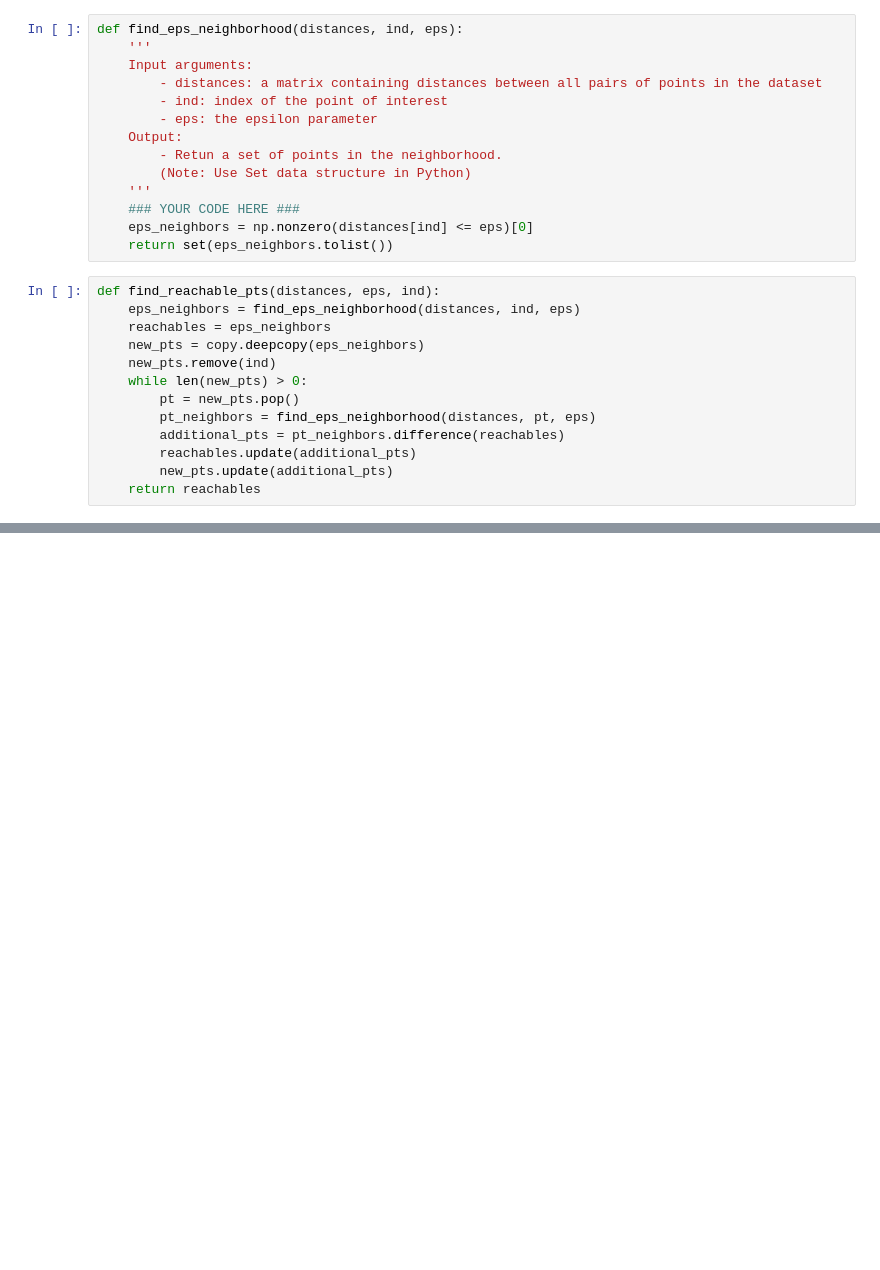
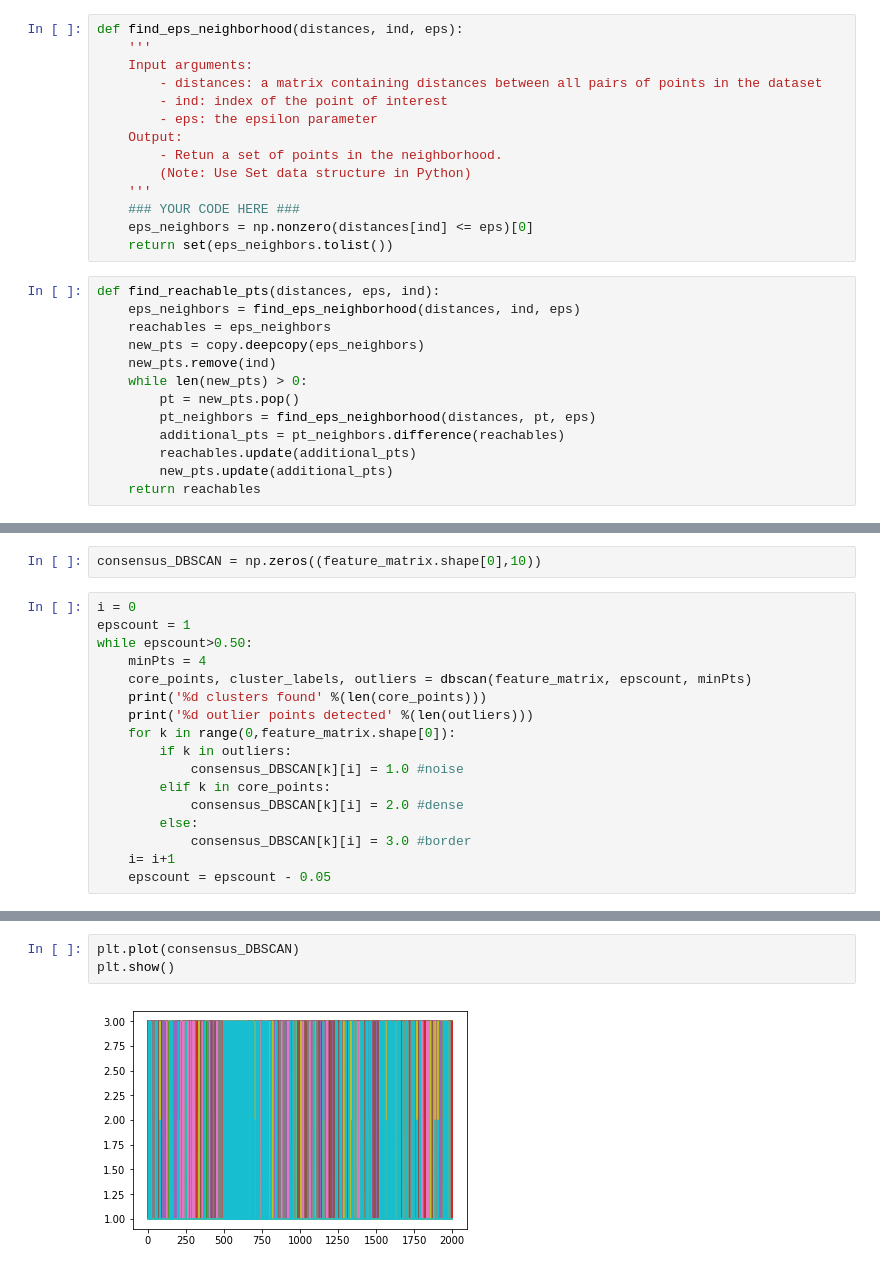
Before and after one commit to satyamkapoor/project_dataanalysis, a Jupyter notebook: Data Project.ipynb, the cells around one changed output, grey strips where cells are left out. Drawn from its saved outputs; the diff is of its cells as text; blank space fills up the shorter version.

Commit message:
dbscan complete

```diff
--- a/Data Project.ipynb
+++ b/Data Project.ipynb
@@ -463,0 +423,19 @@ for eps in range(0.1,0.99,0.05)
+# %%
+consensus_DBSCAN = np.zeros((feature_matrix.shape[0],10))
+# %%
+i = 0
+epscount = 1
+while epscount>0.50:
+    minPts = 4
+    core_points, cluster_labels, outliers = dbscan(feature_matrix, epscount, minPts)
+    print('%d clusters found' %(len(core_points)))
+    print('%d outlier points detected' %(len(outliers)))
+    for k in range(0,feature_matrix.shape[0]):
+        if k in outliers:
+            consensus_DBSCAN[k][i] = 1.0 #noise
+        elif k in core_points:
+            consensus_DBSCAN[k][i] = 2.0 #dense
+        else:
+            consensus_DBSCAN[k][i] = 3.0 #border
+    i= i+1
+    epscount = epscount - 0.05
@@ -463,0 +473,5 @@ for eps in range(0.1,0.99,0.05)
+# %%
+plt.plot(consensus_DBSCAN)
+plt.show()
+# %% [output]
+[figure, added]
```
Also changed, not shown: parts of 14 cells of this notebook.
